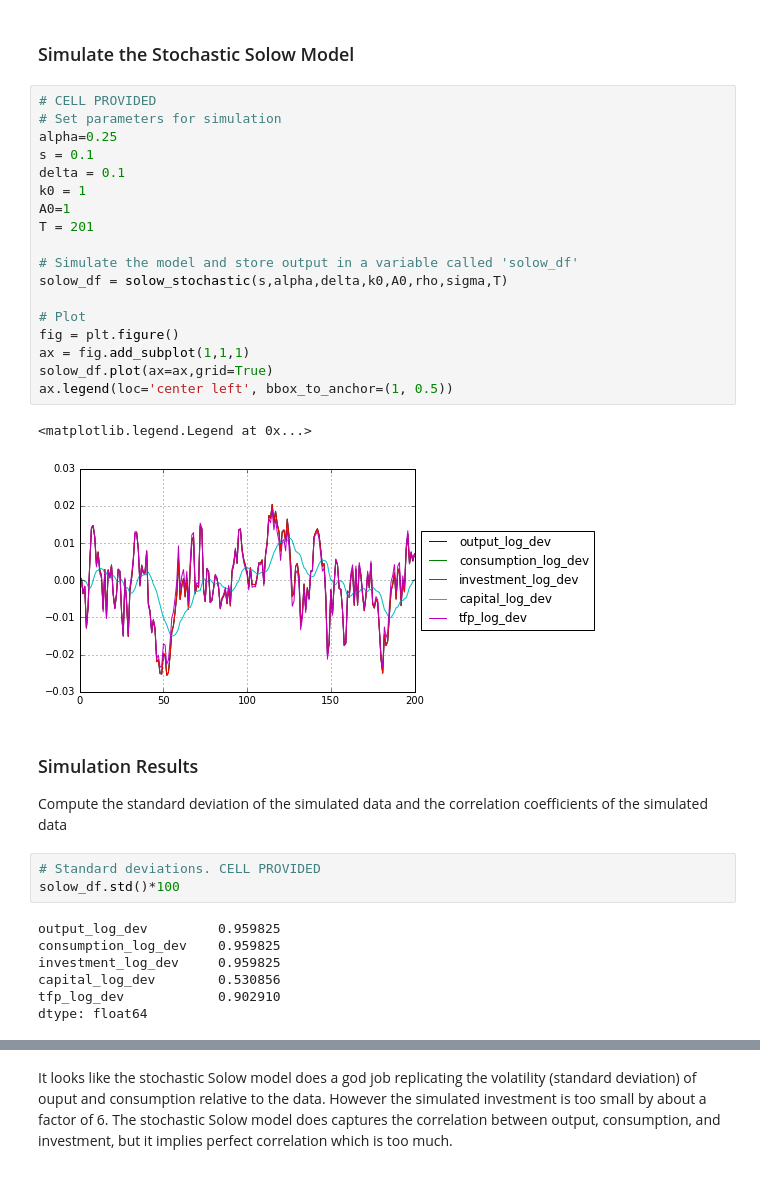
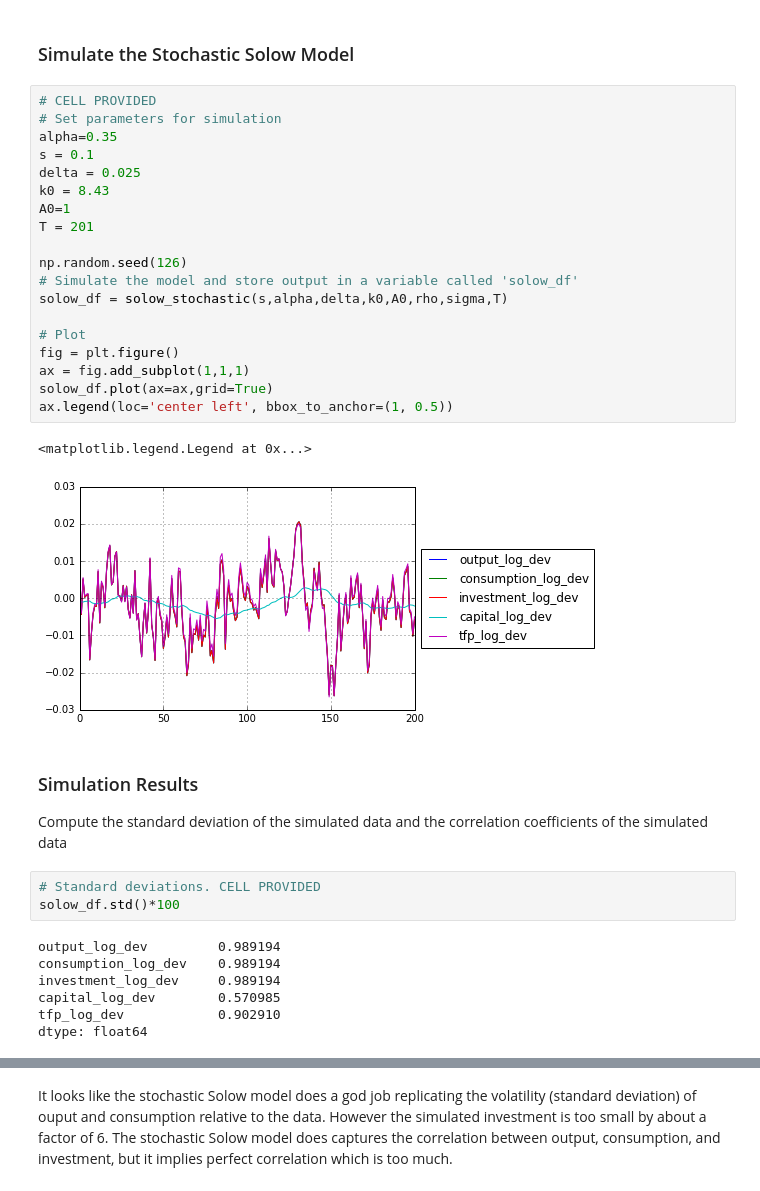
Before and after one commit to t-hdd/econ126, a Jupyter notebook: Lecture Notebooks/Econ126_Class_10.ipynb, the cells around one changed output, grey strips where cells are left out. Drawn from its saved outputs; the diff is of its cells as text.

```diff
--- a/Lecture Notebooks/Econ126_Class_10.ipynb
+++ b/Lecture Notebooks/Econ126_Class_10.ipynb
@@ -474,24 +474,25 @@ def solow_stochastic(s,alpha,delta,k0,A0,rho,sigma,T):
 # %%
 # CELL PROVIDED
 # Set parameters for simulation
-alpha=0.25
+alpha=0.35
 s = 0.1
-delta = 0.1
-k0 = 1
+delta = 0.025
+k0 = 8.43
 A0=1
 T = 201
 
+np.random.seed(126)
 # Simulate the model and store output in a variable called 'solow_df'
 solow_df = solow_stochastic(s,alpha,delta,k0,A0,rho,sigma,T)
 
 # Plot
 fig = plt.figure()
 ax = fig.add_subplot(1,1,1)
 solow_df.plot(ax=ax,grid=True)
 ax.legend(loc='center left', bbox_to_anchor=(1, 0.5))
 # %% [output]
 <matplotlib.legend.Legend at 0x...>
-[figure, old version]
+[figure, new version]
 # %% [markdown]
 ### Simulation Results
 
@@ -500,10 +501,10 @@ Compute the standard deviation of the simulated data and the correlation coeffic
 # Standard deviations. CELL PROVIDED
 solow_df.std()*100
 # %% [output]
-output_log_dev         0.959825
-consumption_log_dev    0.959825
-investment_log_dev     0.959825
-capital_log_dev        0.530856
+output_log_dev         0.989194
+consumption_log_dev    0.989194
+investment_log_dev     0.989194
+capital_log_dev        0.570985
 tfp_log_dev            0.902910
 dtype: float64
 # %%
```
Also changed, not shown: parts of 3 cells of this notebook, 7 other files.
